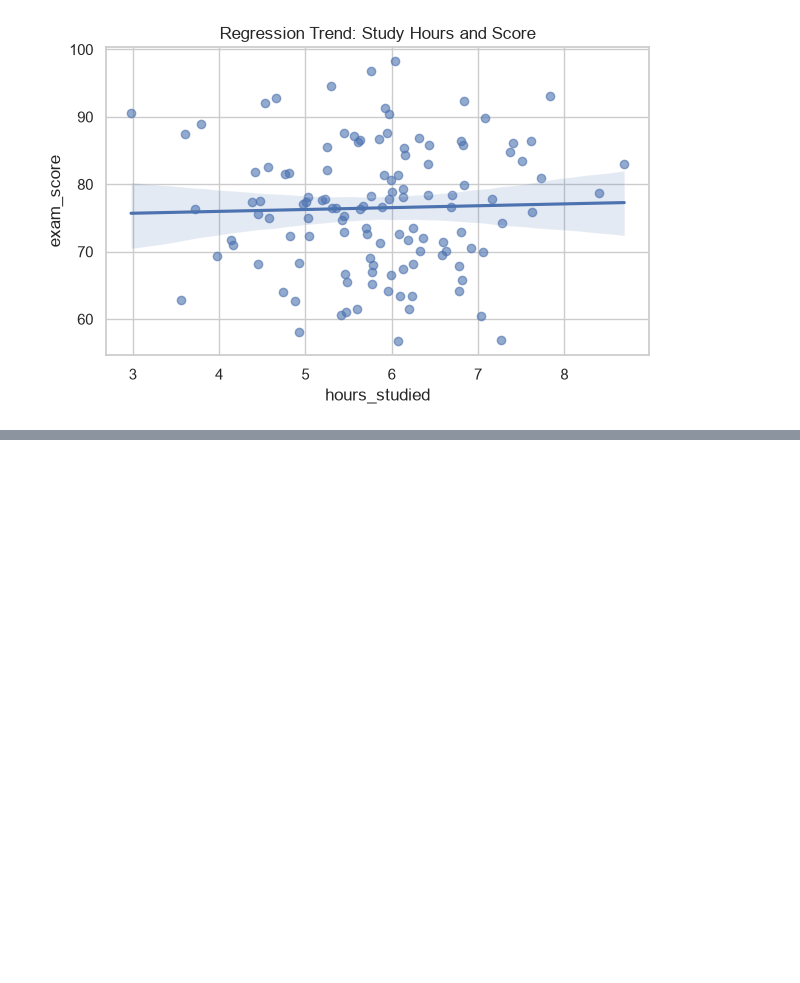
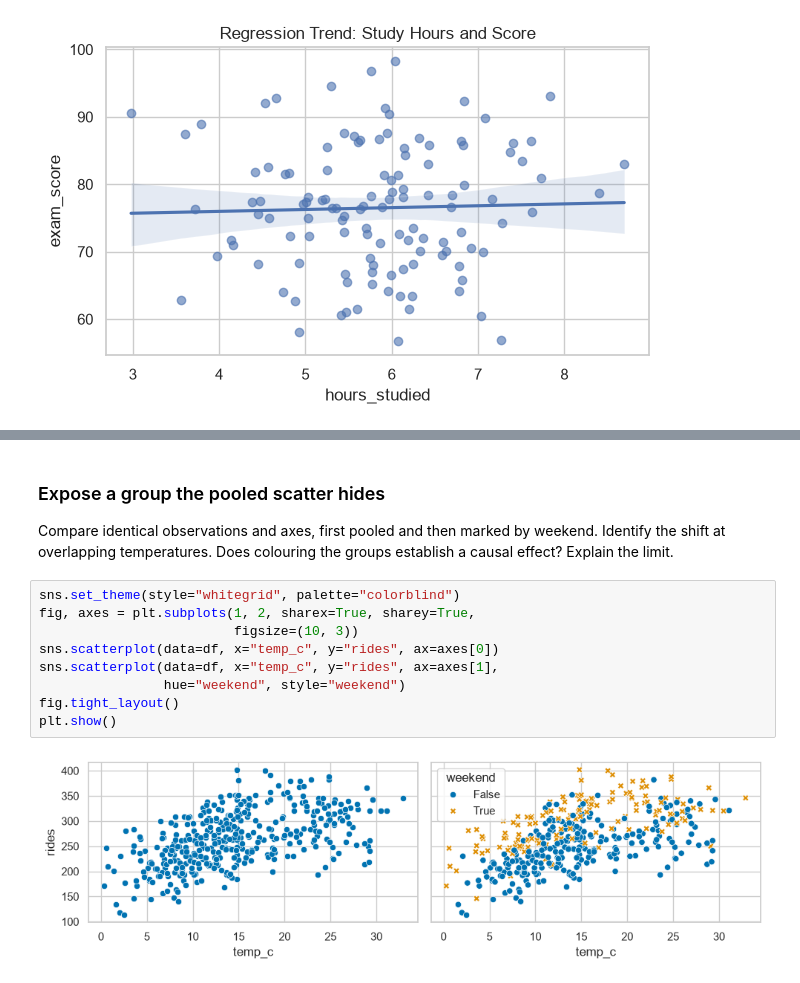
Before and after one commit to Boyu-Zhang-UOI/pml-f2026-notebooks, a Jupyter notebook: 02-data-science-stack/02_visualization_tutorial.ipynb, the cells around one changed output, grey strips where cells are left out. Saved outputs shown, nothing was run; the diff lists cells and outputs as text; blank space fills up the shorter version.

```diff
--- a/02-data-science-stack/02_visualization_tutorial.ipynb
+++ b/02-data-science-stack/02_visualization_tutorial.ipynb
@@ -182,0 +233,15 @@ plt.show()
+# %% [markdown]
+### Expose a group the pooled scatter hides
+
+Compare identical observations and axes, first pooled and then marked by weekend. Identify the shift at overlapping temperatures. Does colouring the groups establish a causal effect? Explain the limit.
+# %%
+sns.set_theme(style="whitegrid", palette="colorblind")
+fig, axes = plt.subplots(1, 2, sharex=True, sharey=True,
+                         figsize=(10, 3))
+sns.scatterplot(data=df, x="temp_c", y="rides", ax=axes[0])
+sns.scatterplot(data=df, x="temp_c", y="rides", ax=axes[1],
+                hue="weekend", style="weekend")
+fig.tight_layout()
+plt.show()
+# %% [output]
+[figure, added]
```
Also changed, not shown: parts of 7 cells of this notebook.
